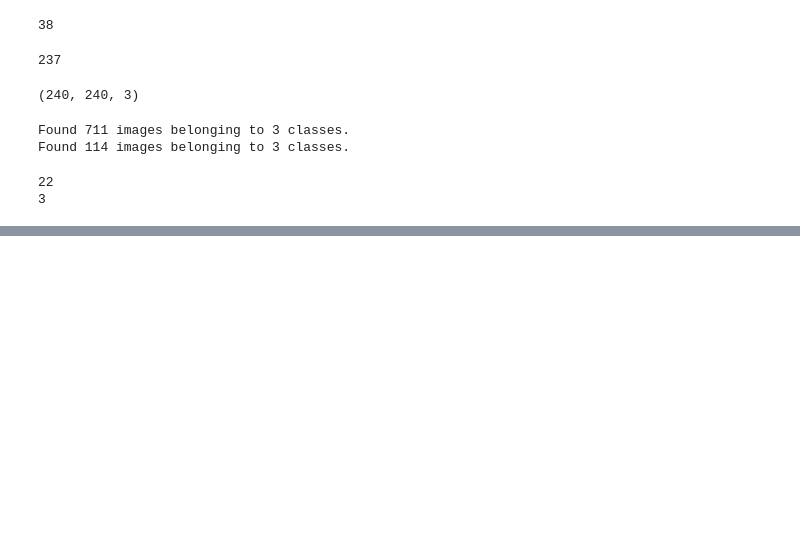
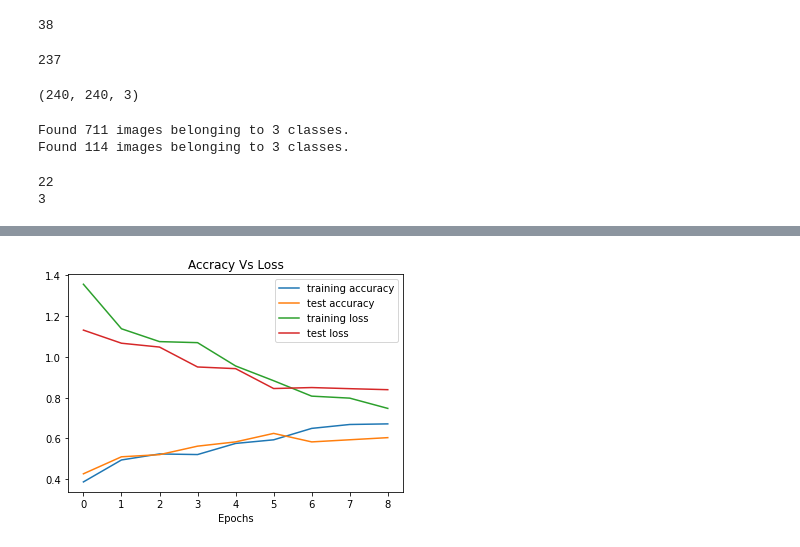
Before and after one commit to j-hendricks/Shoe-Brand-Classifier, a Jupyter notebook: Shoe_Classifier_Model_1.ipynb, the cells around one changed output, grey strips where cells are left out. Drawn from its saved outputs; the diff is of its cells as text; code cells hidden in the pictures; blank space fills up the shorter version.

Commit message:
reran results and graphed them

```diff
--- a/Shoe_Classifier_Model_1.ipynb
+++ b/Shoe_Classifier_Model_1.ipynb
@@ -209,0 +233,16 @@ Epoch 12: early stopping
+# %%
+acc = history.history['accuracy']
+val_acc = history.history['val_accuracy']
+loss = history.history['loss']
+val_loss = history.history['val_loss']
+# %%
+plt.plot(acc, label='training accuracy')
+plt.plot(val_acc, label='test accuracy')
+plt.plot(loss, label='training loss')
+plt.plot(val_loss, label='test loss')
+plt.title("Accracy Vs Loss")
+plt.xlabel("Epochs")
+plt.legend()
+plt.show()
+# %% [output]
+[figure, added]
```
Also changed, not shown: parts of 7 cells of this notebook, 2 other files.
